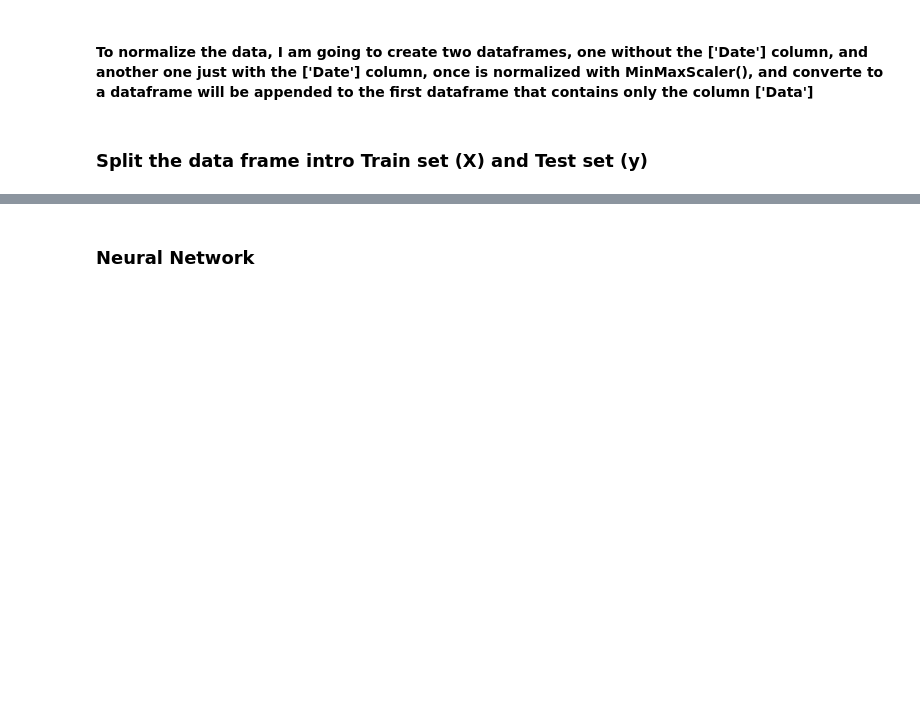
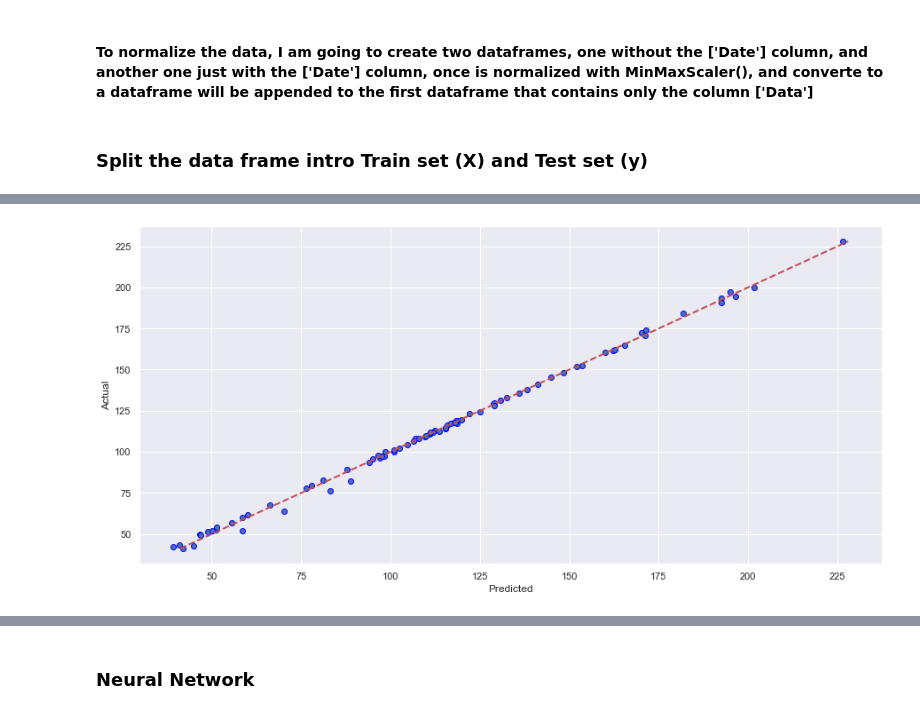
Before and after one commit to montwa/Ryerson, a Jupyter notebook: Coffee Price Regression Analysis.ipynb, the cells around one changed output, grey strips where cells are left out. Drawn from its saved outputs; the diff is of its cells as text; code cells hidden in the pictures; blank space fills up the shorter version.

```diff
--- a/Coffee Price Regression Analysis.ipynb
+++ b/Coffee Price Regression Analysis.ipynb
@@ -228,3 +228,3 @@ df['Month'] =df['Date'].dt.month_name().str[:3]
 # %%
-df.set_index('Date', inplace=True)
-df.head()
+#eda.set_index('Date', inplace=True)############################
+#eda.head()
@@ -356,0 +359,8 @@ print(f'y_test has {len(y_test)} elements')
+# %%
+# create the linear regression model, train it and obtain a prediction
+from sklearn.linear_model import LinearRegression
+
+regression = LinearRegression()
+regression.fit(X_train, y_train)
+
+y_test_predicted = regression.predict(X_test)
@@ -356,0 +388,5 @@ print(f'y_test has {len(y_test)} elements')
+# %%
+results = pd.DataFrame()
+results['actual'] = y_test
+results['predicted'] = y_test_predicted
+results.head(5)
@@ -356,0 +419,21 @@ print(f'y_test has {len(y_test)} elements')
+# %%
+# axes and size
+fig = plt.figure(figsize = [15,7])
+ax = fig.add_subplot()
+
+# draws a scater plot wit results_predict and results
+ax.scatter(results.predicted, results.actual, edgecolors=(0, 0, 1))
+
+# draws the line
+ax.plot([results.actual.min(), results.actual.max()], [results.actual.min(), results.actual.max()], 'r--', lw=2)
+
+# set label in X
+ax.set_xlabel('Predicted')
+
+# set label in Y
+ax.set_ylabel('Actual')
+
+# to show the plot
+plt.show()
+# %% [output]
+[figure, added]
```
Also changed, not shown: parts of 32 cells of this notebook, 6 other files.
